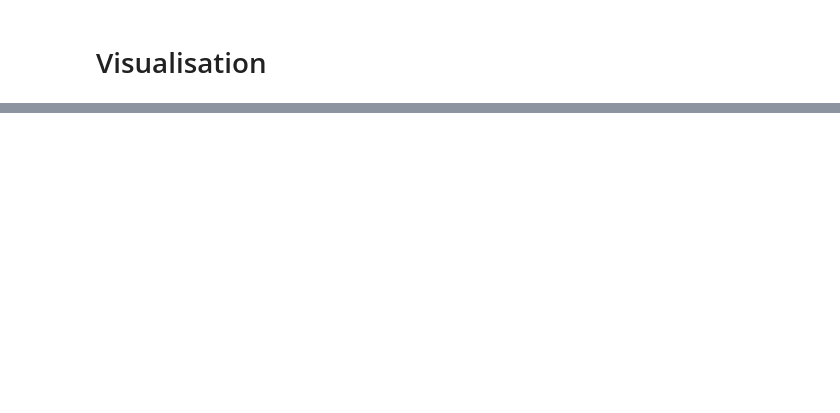
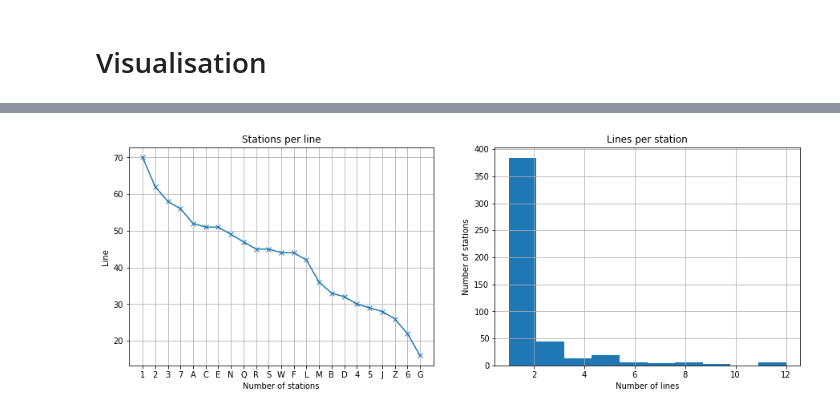
Before and after one commit to Ahhj/dashboarding-with-notebooks-kaggle, a Jupyter notebook: day-1/dashboarding-with-notebooks-day-1.ipynb, the cells around one changed output, grey strips where cells are left out. Drawn from its saved outputs; the diff is of its cells as text; code cells hidden in the pictures; blank space fills up the shorter version.

```diff
--- a/day-1/dashboarding-with-notebooks-day-1.ipynb
+++ b/day-1/dashboarding-with-notebooks-day-1.ipynb
@@ -121,0 +177,9 @@ data[0].head()
+# %%
+groupcols = ['Line Name', 'Station']
+temp = pd.DataFrame(data.groupby(groupcols).size().index.tolist(), columns=groupcols)
+
+# Get individual lines from line name (i.e. if Line Name = 12 then split into 1 & 2).
+line_names = temp['Line Name'].apply(lambda x: pd.Series(np.ones(len(x)), index=list(x))).fillna(0).astype(bool)  # Is station on line?
+line_names['Station'] = temp['Station']
+line_names.set_index('Station', inplace=True)
+line_names.head()
@@ -121,0 +195,15 @@ data[0].head()
+# %%
+fig, ax = plt.subplots(1, 2, figsize=(15, 5))
+line_names.sum(axis=0).sort_values(ascending=False).plot(ax=ax[0], marker='x')
+line_names.sum(axis=1).sort_values(ascending=False).hist(ax=ax[1])
+ax[0].set_xticks(list(range(len(line_names.columns.tolist()))))
+ax[0].set_xticklabels(line_names.columns.tolist())
+ax[0].set_title('Stations per line')
+ax[0].set_xlabel('Number of stations')
+ax[0].set_ylabel('Line')
+ax[1].set_title('Lines per station')
+ax[1].set_xlabel('Number of lines')
+ax[1].set_ylabel('Number of stations')
+ax[0].grid()
+# %% [output]
+[figure, added]
```
Also changed, not shown: parts of 15 cells of this notebook.
